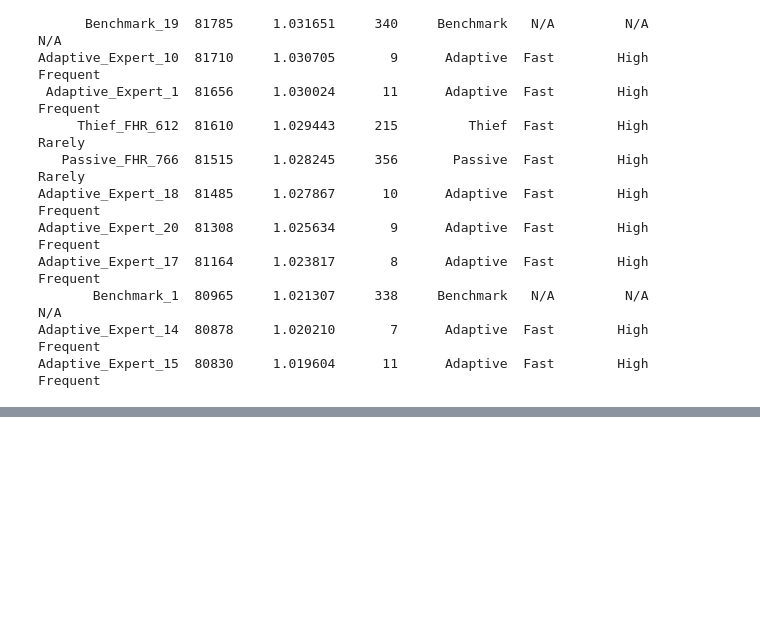
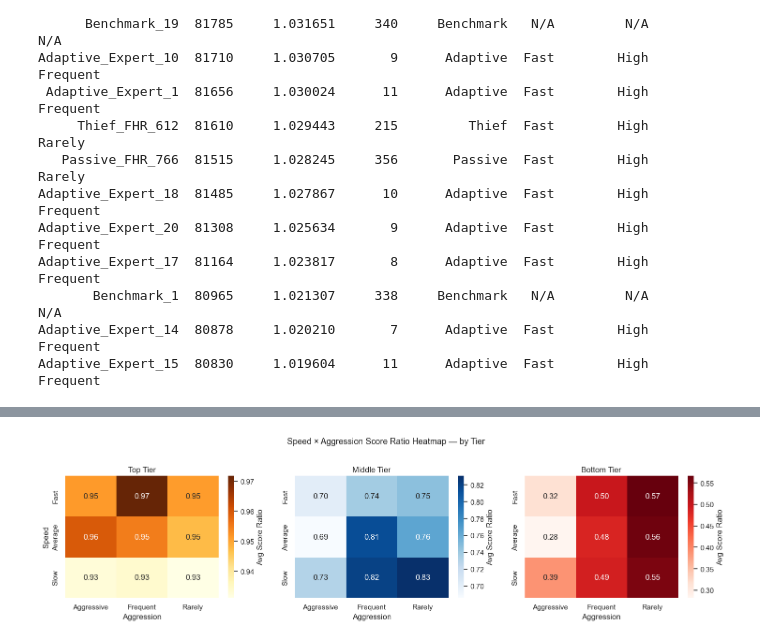
Before and after one commit to blakefren/jbot, a Jupyter notebook: scripts/simulate_powerups_viz.ipynb, the cells around one changed output, grey strips where cells are left out. Saved outputs shown, nothing was run; the diff lists cells and outputs as text; code cells hidden in the pictures; blank space fills up the shorter version.

```diff
--- a/scripts/simulate_powerups_viz.ipynb
+++ b/scripts/simulate_powerups_viz.ipynb
@@ -549,0 +765,47 @@ Adaptive_Expert_15  80830     1.019604      11      Adaptive  Fast        High
+# %%
+# Speed × Aggression Heatmap — one subplot per tier
+# Each tier has its own colormap and colorbar so its internal contrast is maximised.
+# Top = warm gold (YlOrBr), Middle = blue (Blues), Bottom = red (Reds).
+
+speed_order = ["Fast", "Average", "Slow"]
+agg_order = ["Aggressive", "Frequent", "Rarely"]
+
+tier_heatmaps = {}
+for tier in TERTILE_ORDER:
+    sub = proc_tier[proc_tier["Tier"] == tier]
+    hm = sub.pivot_table(
+        index="Speed", columns="Aggression", values="Score Ratio", aggfunc="mean"
+    )
+    hm = hm.reindex(
+        index=[s for s in speed_order if s in hm.index],
+        columns=[a for a in agg_order if a in hm.columns],
+    )
+    tier_heatmaps[tier] = hm
+
+TIER_CMAPS = {"Top": "YlOrBr", "Middle": "Blues", "Bottom": "Reds"}
+
+fig, axes = plt.subplots(1, 3, figsize=(15, 4))
+for ax, tier in zip(axes, TERTILE_ORDER):
+    hm = tier_heatmaps[tier]
+    sns.heatmap(
+        hm,
+        annot=True,
+        fmt=".2f",
+        cmap=TIER_CMAPS[tier],
+        ax=ax,
+        cbar=True,
+        cbar_kws={"label": "Avg Score Ratio"},
+    )
+    ax.set_title(f"{tier} Tier")
+    ax.set_xlabel("Aggression")
+    ax.set_ylabel("Speed" if tier == "Top" else "")
+
+plt.suptitle(
+    "Speed × Aggression Score Ratio Heatmap — by Tier",
+    y=1.02,
+    fontsize=13,
+)
+plt.tight_layout()
+plt.show()
+# %% [output]
+[figure, added]
```
Also changed, not shown: parts of 10 cells of this notebook.
